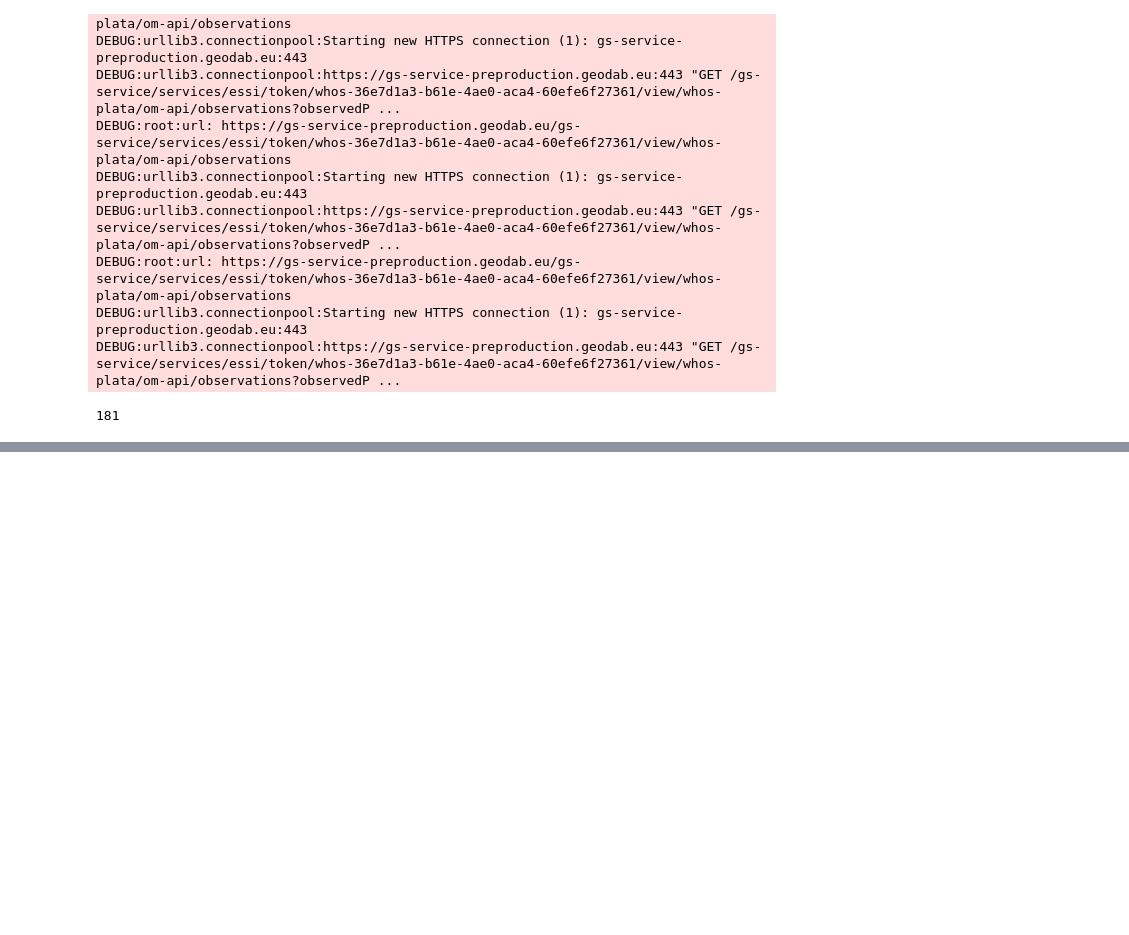
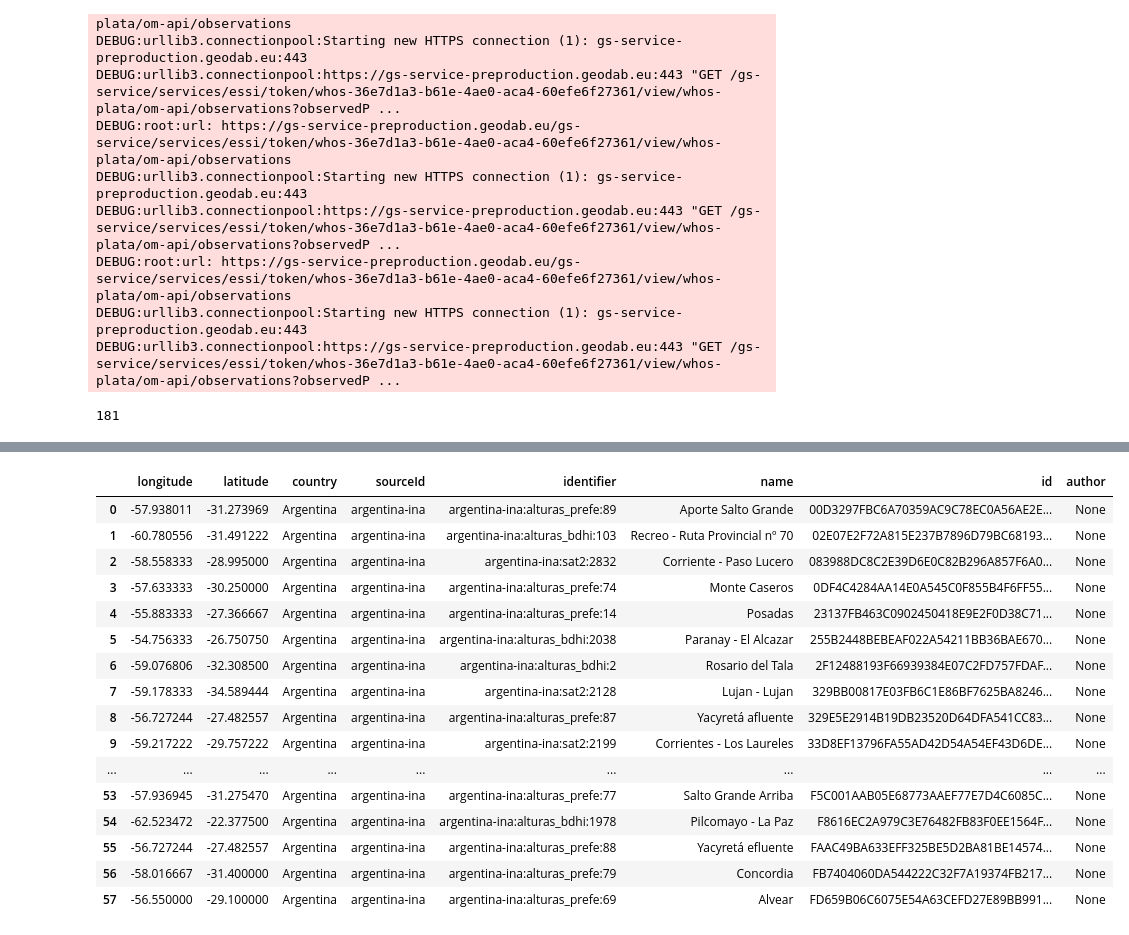
Before and after one commit to wmo-im/HydroSOS, a Jupyter notebook: whos_client/get_test.ipynb, the cells around one changed output, grey strips where cells are left out. Drawn from its saved outputs; the diff is of its cells as text; code cells hidden in the pictures; blank space fills up the shorter version.

```diff
--- a/whos_client/get_test.ipynb
+++ b/whos_client/get_test.ipynb
@@ -9,2 +12,10 @@ logging.basicConfig(level=logging.DEBUG)
+# %%
+begin_date = "1990-01-01"
+end_date = str(datetime.now())[0:10]
+token = "whos-36e7d1a3-b61e-4ae0-aca4-60efe6f27361"
+feature_id = "FAAC49BA633EFF325BE5D2BA81BE14574A268ABA"
+observation_identifiers_csv = "data/ina_timeseries.csv"
+observed_property = "Discharge"
+aggregation_duration = "P1M"
 # %% [markdown]
 Instantiate client
@@ -13,3 +22,5 @@ client = OmOgcTimeseriesClient({"token":"whos-36e7d1a3-b61e-4ae0-aca4-60efe6f273
+# %%
+client = OmApiClient({"token":token})
 # %% [markdown]
 retrieve timeseries using site and variable ids
 # %%
@@ -132,0 +202,5 @@ DEBUG:urllib3.connectionpool:https://gs-service-preproduction.geodab.eu:443 "GET
+# %%
+features = client.getFeaturesWithPagination(
+    observedProperty=observed_property,
+    limit=50)
+len(features["results"])
@@ -132,0 +226,20 @@ DEBUG:urllib3.connectionpool:https://gs-service-preproduction.geodab.eu:443 "GET
+# %%
+featuresToDataFrame(features)
+# %% [output]
+|  | longitude | latitude | country | sourceId | identifier | name | id | author |
+| 0 | -57.938011 | -31.273969 | Argentina | argentina-ina | argentina-ina:alturas_prefe:89 | Aporte Salto Grande | 00D3297FBC6A70359AC9C78EC0A56AE2E... | None |
+| 1 | -60.780556 | -31.491222 | Argentina | argentina-ina | argentina-ina:alturas_bdhi:103 | Recreo - Ruta Provincial nº 70 | 02E07E2F72A815E237B7896D79BC68193... | None |
+| 2 | -58.558333 | -28.995000 | Argentina | argentina-ina | argentina-ina:sat2:2832 | Corriente - Paso Lucero | 083988DC8C2E39D6E0C82B296A857F6A0... | None |
+| 3 | -57.633333 | -30.250000 | Argentina | argentina-ina | argentina-ina:alturas_prefe:74 | Monte Caseros | 0DF4C4284AA14E0A545C0F855B4F6FF55... | None |
+| 4 | -55.883333 | -27.366667 | Argentina | argentina-ina | argentina-ina:alturas_prefe:14 | Posadas | 23137FB463C0902450418E9E2F0D38C71... | None |
+| 5 | -54.756333 | -26.750750 | Argentina | argentina-ina | argentina-ina:alturas_bdhi:2038 | Paranay - El Alcazar | 255B2448BEBEAF022A54211BB36BAE670... | None |
+| 6 | -59.076806 | -32.308500 | Argentina | argentina-ina | argentina-ina:alturas_bdhi:2 | Rosario del Tala | 2F12488193F66939384E07C2FD757FDAF... | None |
+| 7 | -59.178333 | -34.589444 | Argentina | argentina-ina | argentina-ina:sat2:2128 | Lujan - Lujan | 329BB00817E03FB6C1E86BF7625BA8246... | None |
+| 8 | -56.727244 | -27.482557 | Argentina | argentina-ina | argentina-ina:alturas_prefe:87 | Yacyretá afluente | 329E5E2914B19DB23520D64DFA541CC83... | None |
+| 9 | -59.217222 | -29.757222 | Argentina | argentina-ina | argentina-ina:sat2:2199 | Corrientes - Los Laureles | 33D8EF13796FA55AD42D54A54EF43D6DE... | None |
+| ... | ... | ... | ... | ... | ... | ... | ... | ... |
+| 53 | -57.936945 | -31.275470 | Argentina | argentina-ina | argentina-ina:alturas_prefe:77 | Salto Grande Arriba | F5C001AAB05E68773AAEF77E7D4C6085C... | None |
+| 54 | -62.523472 | -22.377500 | Argentina | argentina-ina | argentina-ina:alturas_bdhi:1978 | Pilcomayo - La Paz | F8616EC2A979C3E76482FB83F0EE1564F... | None |
+| 55 | -56.727244 | -27.482557 | Argentina | argentina-ina | argentina-ina:alturas_prefe:88 | Yacyretá efluente | FAAC49BA633EFF325BE5D2BA81BE14574... | None |
+| 56 | -58.016667 | -31.400000 | Argentina | argentina-ina | argentina-ina:alturas_prefe:79 | Concordia | FB7404060DA544222C32F7A19374FB217... | None |
+| 57 | -56.550000 | -29.100000 | Argentina | argentina-ina | argentina-ina:alturas_prefe:69 | Alvear | FD659B06C6075E54A63CEFD27E89BB991... | None |
```
Also changed, not shown: parts of 20 cells of this notebook, 5 other files.
